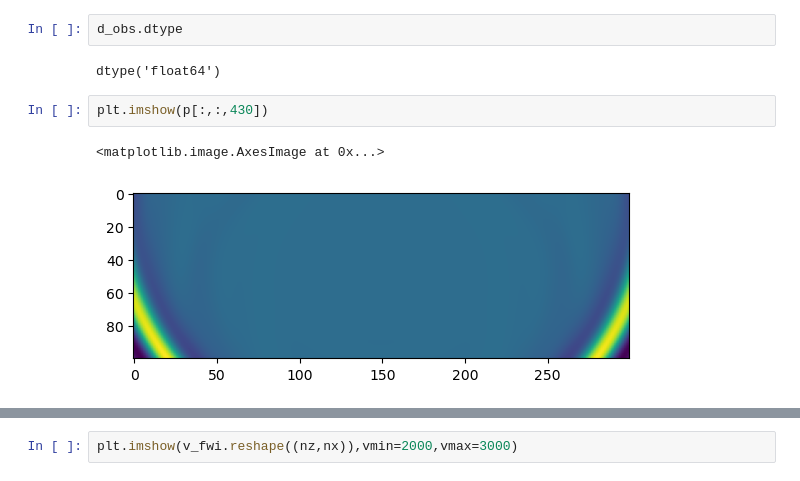
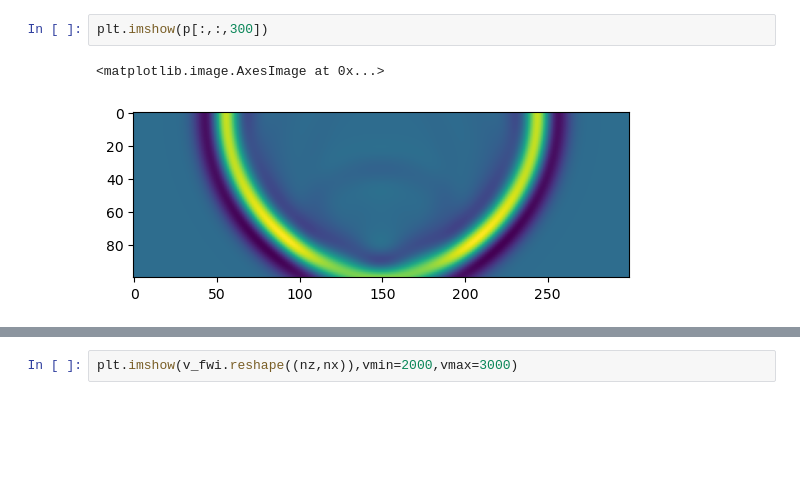
Before and after one commit to medicinely/fwi, a Jupyter notebook: fwi_matrix.ipynb, the cells around one changed output, grey strips where cells are left out. Cells and saved outputs as stored; diff of their text form; blank space fills up the shorter version.

```diff
--- a/fwi_matrix.ipynb
+++ b/fwi_matrix.ipynb
@@ -251,13 +251,9 @@ Min velocity: 2500.00  Max velocity 2800.00
 dz,dx,dt (m): 8.0 8.0 0.001697056274847714
 Model dimension [nz,nx,nt]:  100 300 500
 [figure]
-# %%
-d_obs.dtype
-# %% [output]
-dtype('float64')
 # %%
-plt.imshow(p[:,:,430])
+plt.imshow(p[:,:,300])
 # %% [output]
 <matplotlib.image.AxesImage at 0x...>
-[figure, old version]
+[figure, new version]
 # %%
```
Also changed, not shown: parts of 4 cells of this notebook, 2 other files.
